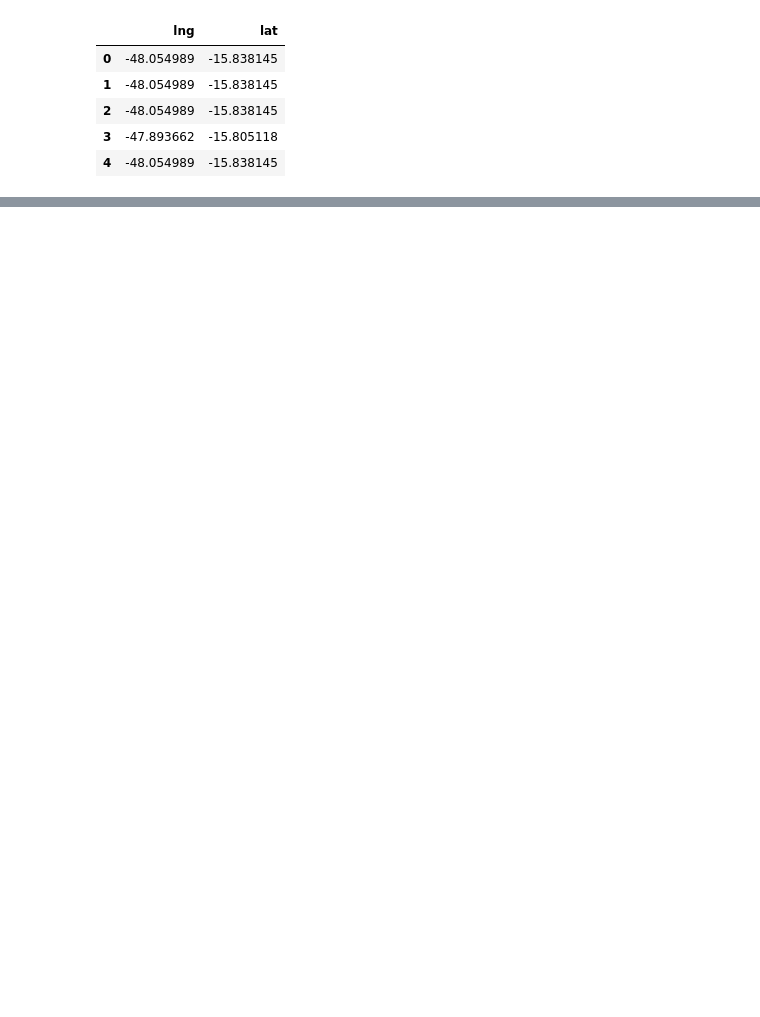
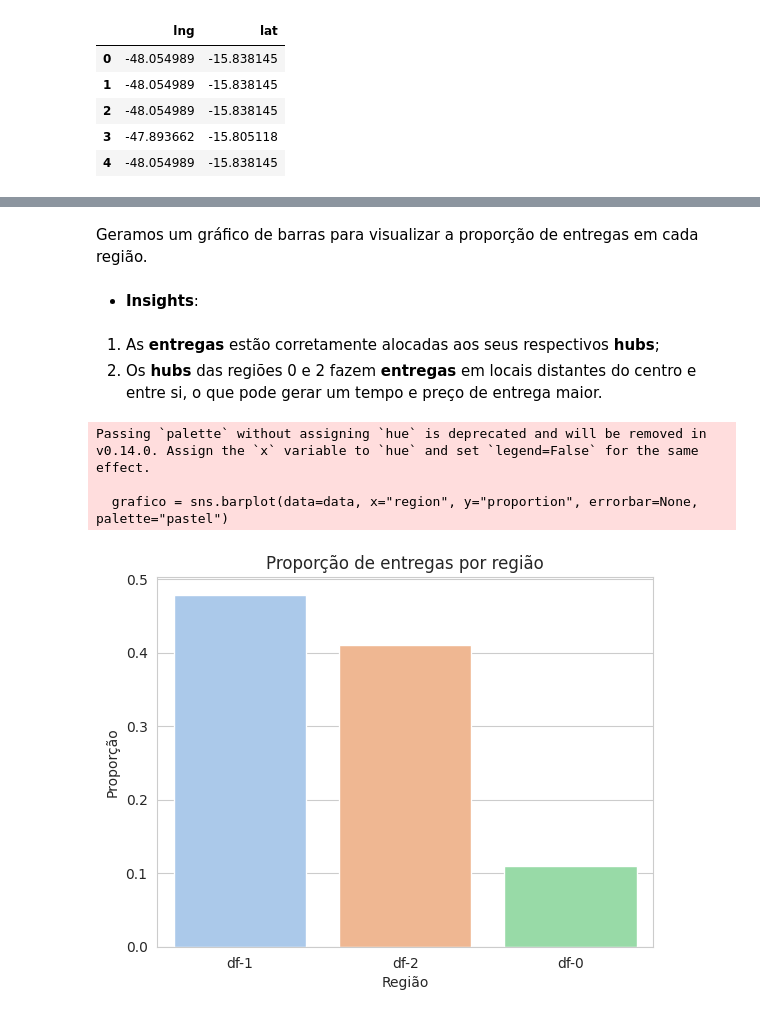
Before and after one commit to willcosta29/Analise-de-Hubs-de-distribuicao-regionais-da-LOGGI, a Jupyter notebook: Projeto_Analise_exploratoria_de_dados.ipynb, the cells around one changed output, grey strips where cells are left out. Saved outputs shown, nothing was run; the diff lists cells and outputs as text; code cells hidden in the pictures; blank space fills up the shorter version.

```diff
--- a/Projeto_Analise_exploratoria_de_dados.ipynb
+++ b/Projeto_Analise_exploratoria_de_dados.ipynb
@@ -114,0 +372,4 @@ deliveries_df.head()
+# %%
+deliveries_df = pd.merge(left=deliveries_df, right=hub_df, how="inner", on="region")
+deliveries_df = deliveries_df[["name", "region", "hub_lng", "hub_lat", "hub_city", "hub_suburb", "vehicle_capacity", "delivery_size", "delivery_lng", "delivery_lat"]]
+deliveries_df.head()
@@ -114,0 +387,3 @@ deliveries_df.head()
+# %%
+deliveries_geodata_df = pd.read_csv("deliveries-geodata.csv")
+deliveries_geodata_df.head()
@@ -114,0 +580,18 @@ deliveries_df.head()
+# %% [markdown]
+Geramos um gráfico de barras para visualizar a proporção de entregas em cada região.
+# %% [markdown]
+ - **Insights**:
+# %% [markdown]
+1. As **entregas** estão corretamente alocadas aos seus respectivos **hubs**;
+1. Os **hubs** das regiões 0 e 2 fazem **entregas** em locais distantes do centro e entre si, o que pode gerar um tempo e preço de entrega maior.
+# %%
+import seaborn as sns
+
+with sns.axes_style('whitegrid'):
+  grafico = sns.barplot(data=data, x="region", y="proportion", errorbar=None, palette="pastel")
+  grafico.set(title='Proporção de entregas por região', xlabel='Região', ylabel='Proporção');
+# %% [output]
+Passing `palette` without assigning `hue` is deprecated and will be removed in v0.14.0. Assign the `x` variable to `hue` and set `legend=False` for the same effect.
+
+  grafico = sns.barplot(data=data, x="region", y="proportion", errorbar=None, palette="pastel")
+[figure, added]
```
Also changed, not shown: parts of 84 cells of this notebook.
